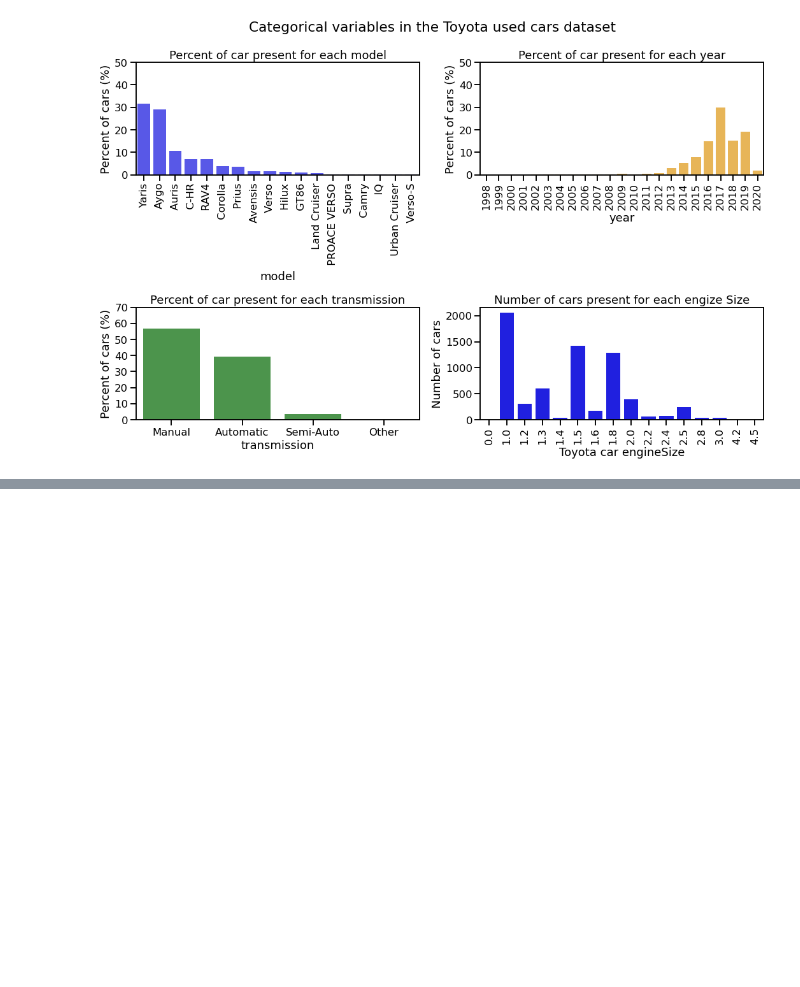
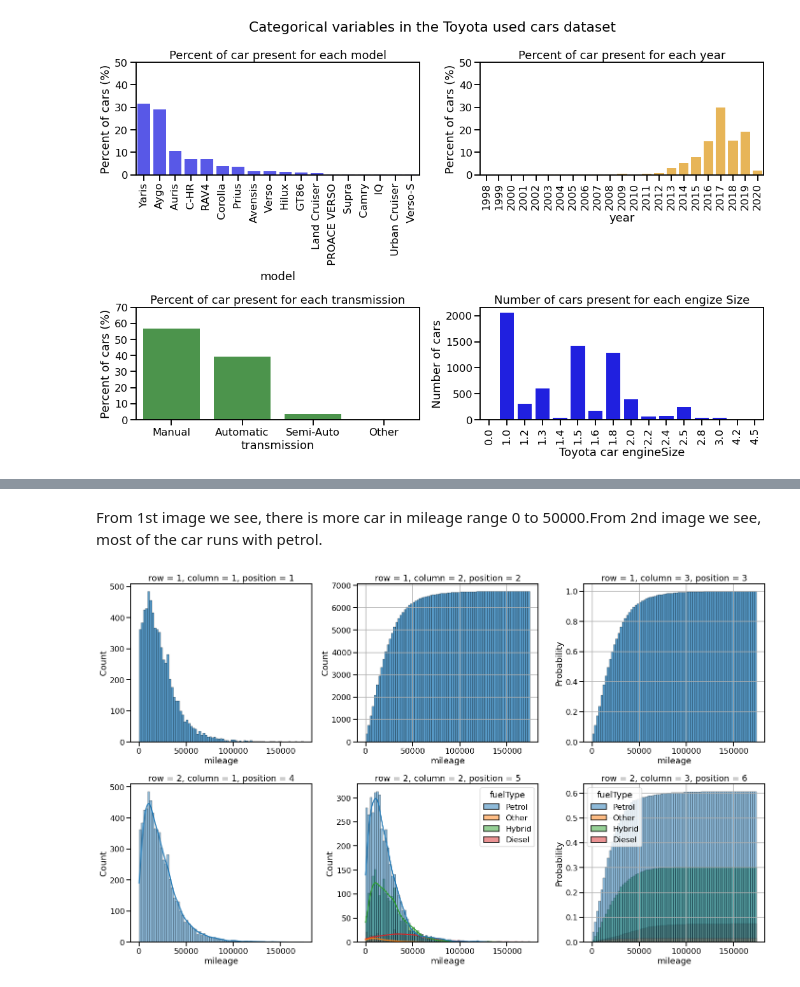
Before and after one commit to shawon-barua/Toyota_used_car_analysis, a Jupyter notebook: toyota_used_car_EDA.ipynb, the cells around one changed output, grey strips where cells are left out. Saved outputs shown, nothing was run; the diff lists cells and outputs as text; code cells hidden in the pictures; blank space fills up the shorter version.

```diff
--- a/toyota_used_car_EDA.ipynb
+++ b/toyota_used_car_EDA.ipynb
@@ -126,0 +205,46 @@ plt.show()
+# %% [markdown]
+From 1st image we see, there is more car in mileage range 0 to 50000.From 2nd image we see, most of the car runs with petrol.
+# %%
+plt.figure(figsize=(20,12))
+
+plt.subplot(2,3,1)
+sns.histplot(data=df, x='mileage')
+plt.title("row = 1, column = 1, position = 1")
+
+
+
+plt.subplot(2,3,2)
+sns.histplot(data=df, x='mileage', cumulative=True)
+plt.grid()
+plt.title("row = 1, column = 2, position = 2")
+
+
+
+plt.subplot(2,3,3)
+sns.histplot(data=df, x='mileage',  cumulative=True, stat='probability')
+plt.grid()
+plt.title("row = 1, column = 3, position = 3")
+
+
+
+plt.subplot(2,3,4)
+sns.histplot(data=df, x='mileage',  kde=True)
+plt.title("row = 2, column = 1, position = 4")
+
+
+
+plt.subplot(2,3,5)
+sns.histplot(data=df, x='mileage',  kde=True, hue='fuelType')
+plt.title("row = 2, column = 2, position = 5")
+
+
+
+plt.subplot(2,3,6)
+sns.histplot(data=df, x='mileage', cumulative=True, stat='probability', hue='fuelType')
+plt.grid()
+plt.title("row = 2, column = 3, position = 6")
+
+plt.tight_layout()
+plt.show()
+# %% [output]
+[figure, added]
```
Also changed, not shown: parts of 12 cells of this notebook.
